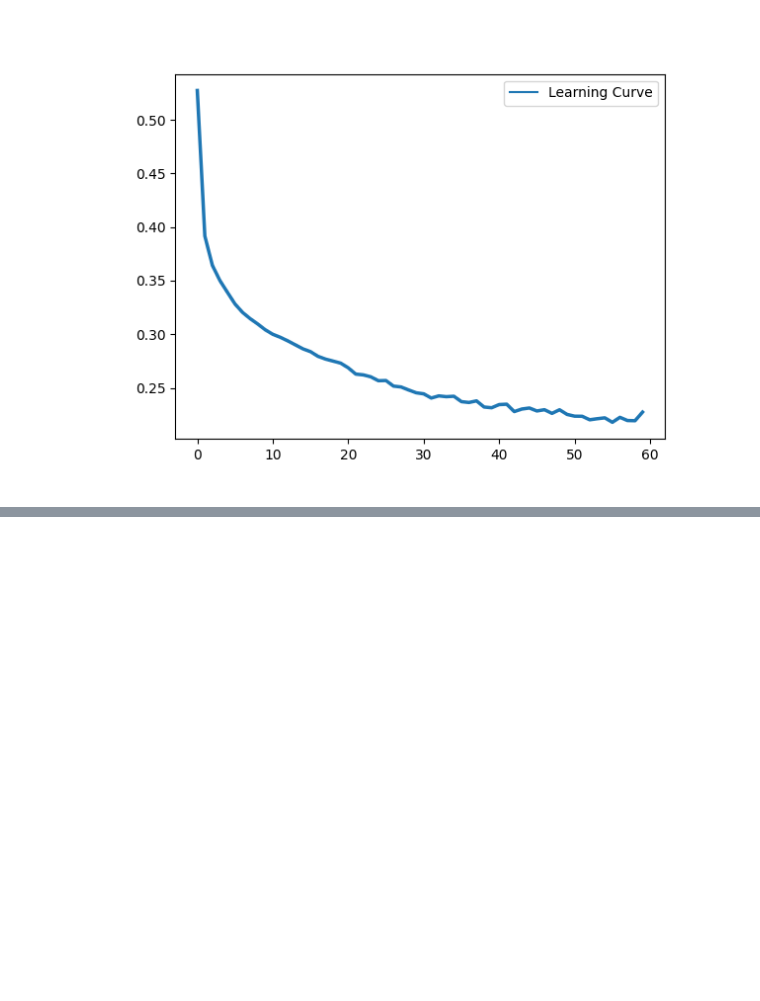
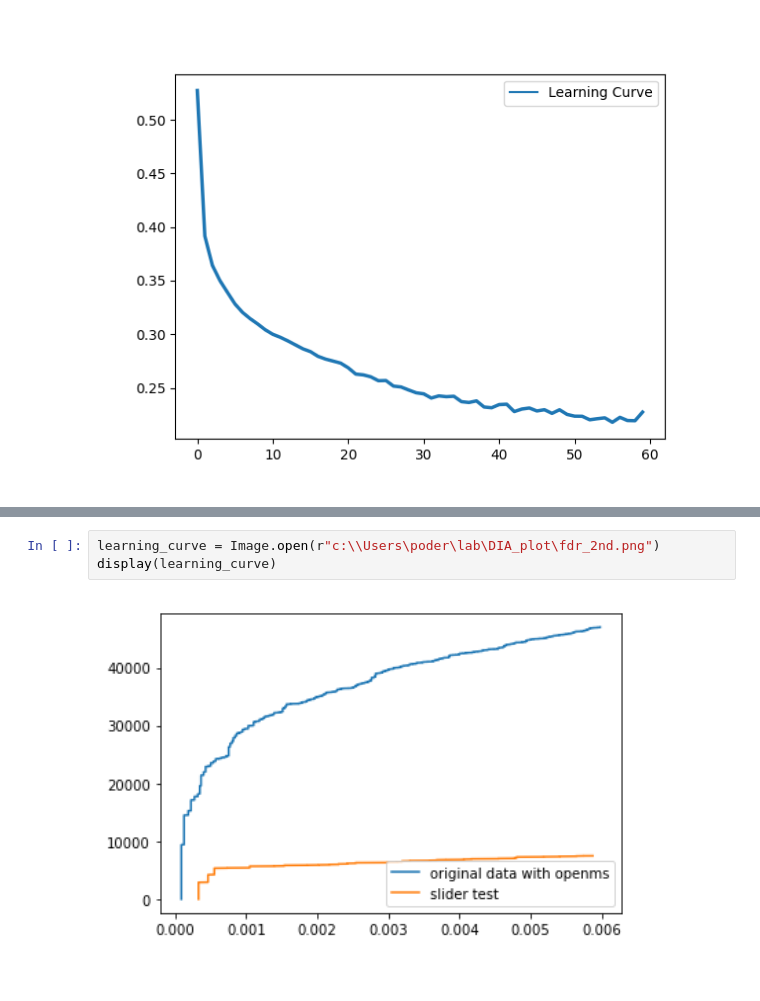
Before and after one commit to aupoderni/DIA, a Jupyter notebook: Slider_structure.ipynb, the cells around one changed output, grey strips where cells are left out. Cells and saved outputs as stored; diff of their text form; blank space fills up the shorter version.

```diff
--- a/Slider_structure.ipynb
+++ b/Slider_structure.ipynb
@@ -88,0 +120,5 @@ display(learning_curve)
+# %%
+learning_curve = Image.open(r"c:\\Users\poder\lab\DIA_plot\fdr_2nd.png")
+display(learning_curve)
+# %% [output]
+[figure, added]
```
Also changed, not shown: parts of 5 cells of this notebook.
